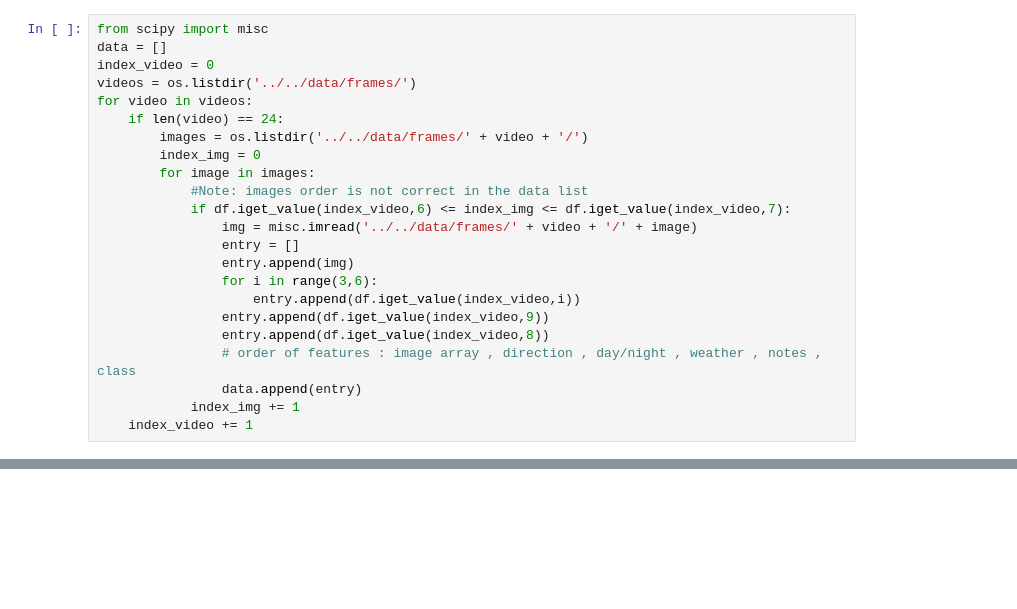
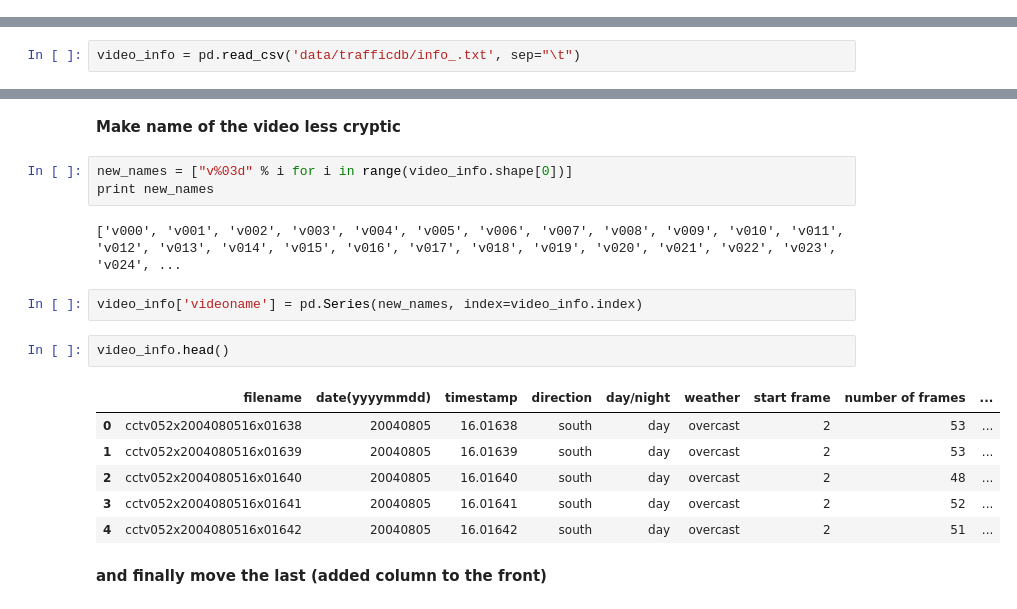
Before and after one commit to xelabit/aacimp2015-video-surveillance-systems, a Jupyter notebook: src/preprocessing/data_preprocessing.ipynb, the cells around one changed output, grey strips where cells are left out. Cells and saved outputs as stored; diff of their text form; blank space fills up the shorter version.

Commit message:
new data processing

```diff
--- a/src/preprocessing/data_preprocessing.ipynb
+++ b/src/preprocessing/data_preprocessing.ipynb
@@ -10,23 +0,0 @@ df = pd.read_csv("../../data/trafficdb/info.csv")
-# %%
-from scipy import misc
-data = []
-index_video = 0
-videos = os.listdir('../../data/frames/')
-for video in videos:
-    if len(video) == 24:
-        images = os.listdir('../../data/frames/' + video + '/')
-        index_img = 0
-        for image in images:
-            #Note: images order is not correct in the data list
-            if df.iget_value(index_video,6) <= index_img <= df.iget_value(index_video,7):
-                img = misc.imread('../../data/frames/' + video + '/' + image)
-                entry = []
-                entry.append(img)
-                for i in range(3,6):
-                    entry.append(df.iget_value(index_video,i))
-                entry.append(df.iget_value(index_video,9))
-                entry.append(df.iget_value(index_video,8))
-                # order of features : image array , direction , day/night , weather , notes , class
-                data.append(entry)
-            index_img += 1
-    index_video += 1
@@ -52,0 +29,2 @@ outfile.close()
+# %%
+video_info = pd.read_csv('data/trafficdb/info_.txt', sep="\t")
@@ -52,0 +76,20 @@ outfile.close()
+# %% [markdown]
+**Make name of the video less cryptic**
+# %%
+new_names = ["v%03d" % i for i in range(video_info.shape[0])]
+print new_names
+# %% [output]
+['v000', 'v001', 'v002', 'v003', 'v004', 'v005', 'v006', 'v007', 'v008', 'v009', 'v010', 'v011', 'v012', 'v013', 'v014', 'v015', 'v016', 'v017', 'v018', 'v019', 'v020', 'v021', 'v022', 'v023', 'v024', ...
+# %%
+video_info['videoname'] = pd.Series(new_names, index=video_info.index)
+# %%
+video_info.head()
+# %% [output]
+|  | filename | date(yyyymmdd) | timestamp | direction | day/night | weather | start frame | number of frames | ... |
+| 0 | cctv052x2004080516x01638 | 20040805 | 16.01638 | south | day | overcast | 2 | 53 | ... |
+| 1 | cctv052x2004080516x01639 | 20040805 | 16.01639 | south | day | overcast | 2 | 53 | ... |
+| 2 | cctv052x2004080516x01640 | 20040805 | 16.01640 | south | day | overcast | 2 | 48 | ... |
+| 3 | cctv052x2004080516x01641 | 20040805 | 16.01641 | south | day | overcast | 2 | 52 | ... |
+| 4 | cctv052x2004080516x01642 | 20040805 | 16.01642 | south | day | overcast | 2 | 51 | ... |
+# %% [markdown]
+**and finally move the last (added column to the front)**
```
Also changed, not shown: parts of 45 cells of this notebook.
